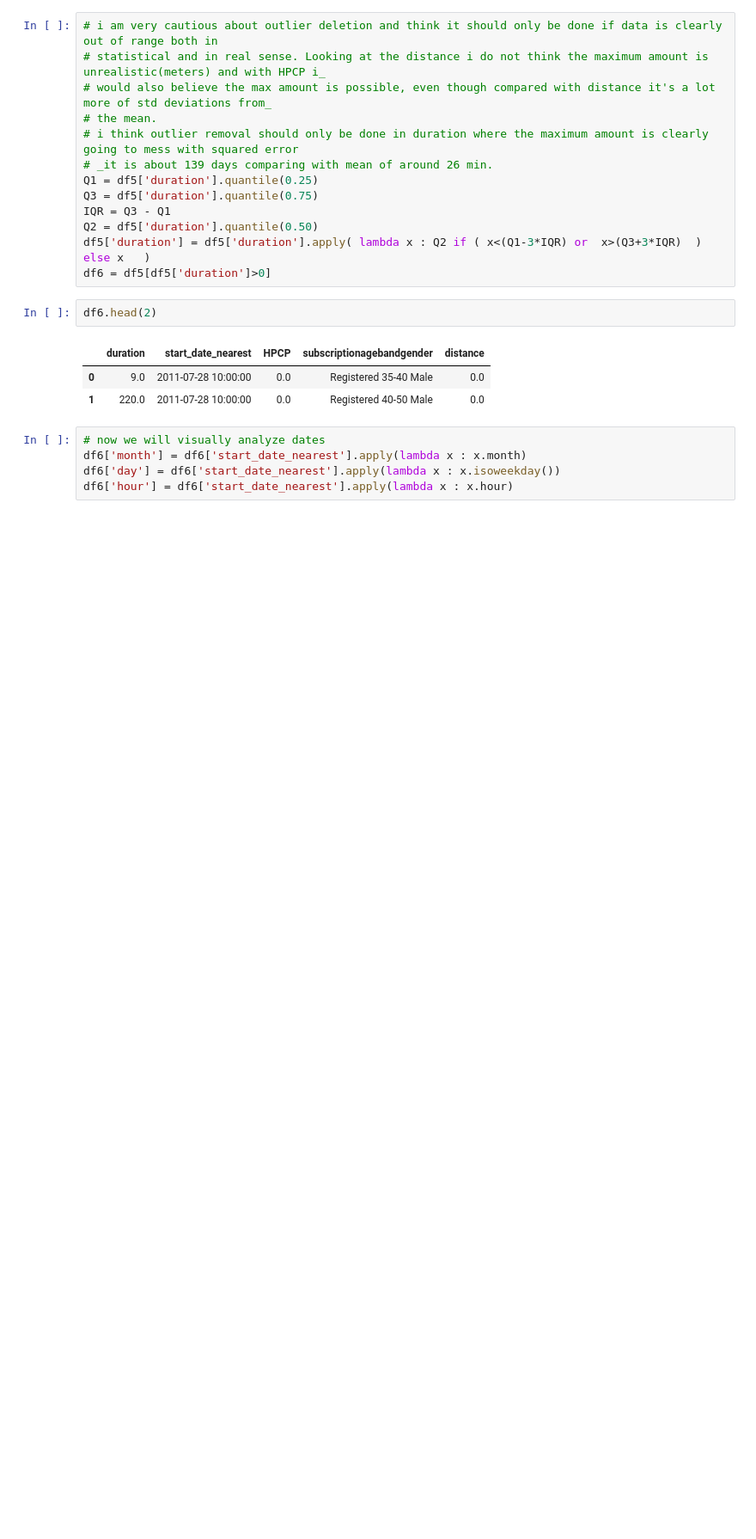
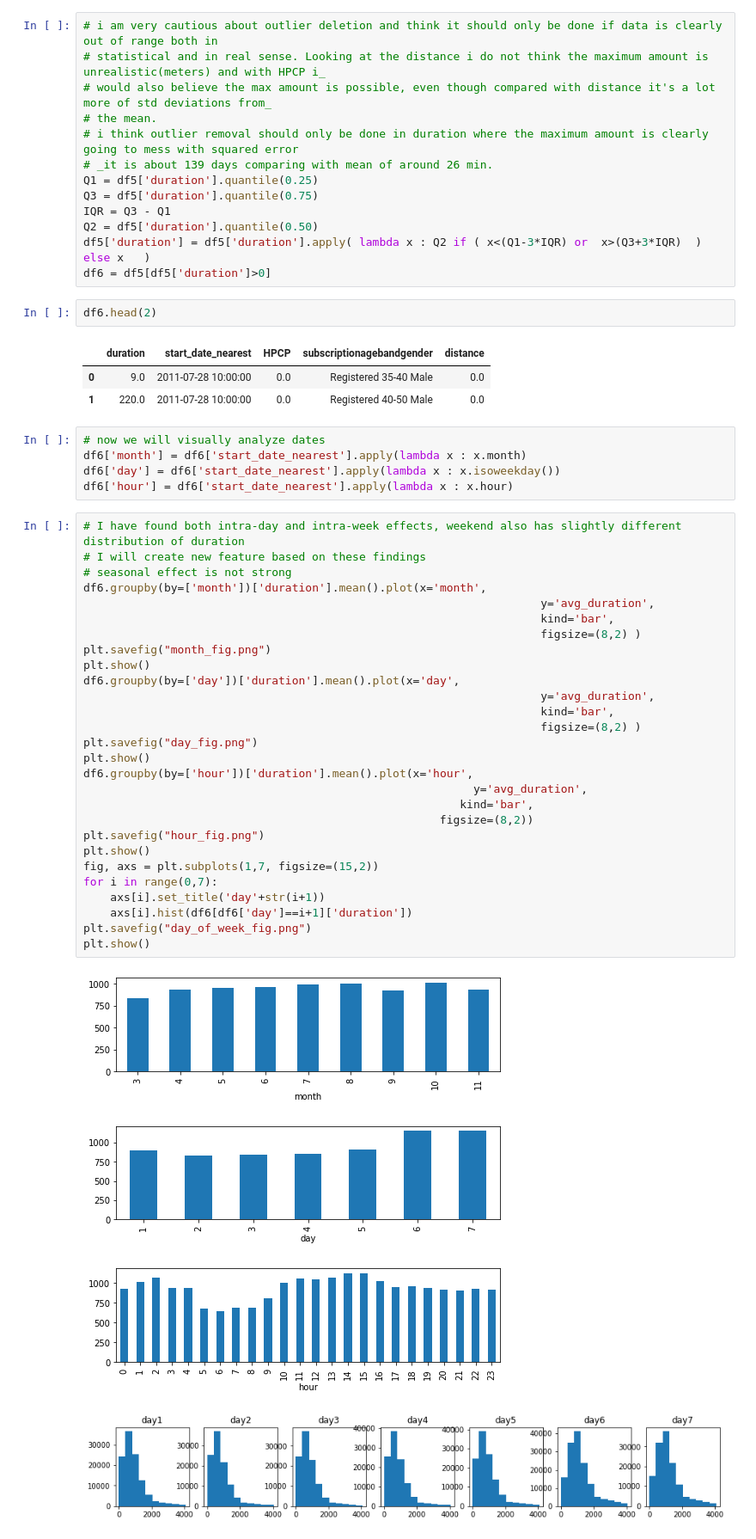
Before and after one commit to bobbyxwu/testrepo1, a Jupyter notebook: main.ipynb, the cells around one changed output. Shown: that part at 86% size. Drawn from its saved outputs; the diff is of its cells as text; blank space fills up the shorter version.

```diff
--- a/main.ipynb
+++ b/main.ipynb
@@ -347,3 +347,36 @@ df6.head(2)
 df6['month'] = df6['start_date_nearest'].apply(lambda x : x.month)
 df6['day'] = df6['start_date_nearest'].apply(lambda x : x.isoweekday())
 df6['hour'] = df6['start_date_nearest'].apply(lambda x : x.hour)
+# %%
+# I have found both intra-day and intra-week effects, weekend also has slightly different distribution of duration
+# I will create new feature based on these findings
+# seasonal effect is not strong
+df6.groupby(by=['month'])['duration'].mean().plot(x='month',
+                                                                    y='avg_duration',
+                                                                    kind='bar',
+                                                                    figsize=(8,2) )
+plt.savefig("month_fig.png")
+plt.show()
+df6.groupby(by=['day'])['duration'].mean().plot(x='day',
+                                                                    y='avg_duration',
+                                                                    kind='bar',
+                                                                    figsize=(8,2) )
+plt.savefig("day_fig.png")
+plt.show()
+df6.groupby(by=['hour'])['duration'].mean().plot(x='hour',
+                                                          y='avg_duration',
+                                                        kind='bar',
+                                                     figsize=(8,2))
+plt.savefig("hour_fig.png")
+plt.show()
+fig, axs = plt.subplots(1,7, figsize=(15,2))
+for i in range(0,7):
+    axs[i].set_title('day'+str(i+1))
+    axs[i].hist(df6[df6['day']==i+1]['duration'])
+plt.savefig("day_of_week_fig.png")
+plt.show()
+# %% [output]
+[figure, added]
+[figure, added]
+[figure, added]
+[figure, added]
```
Also changed, not shown: 4 other files.
